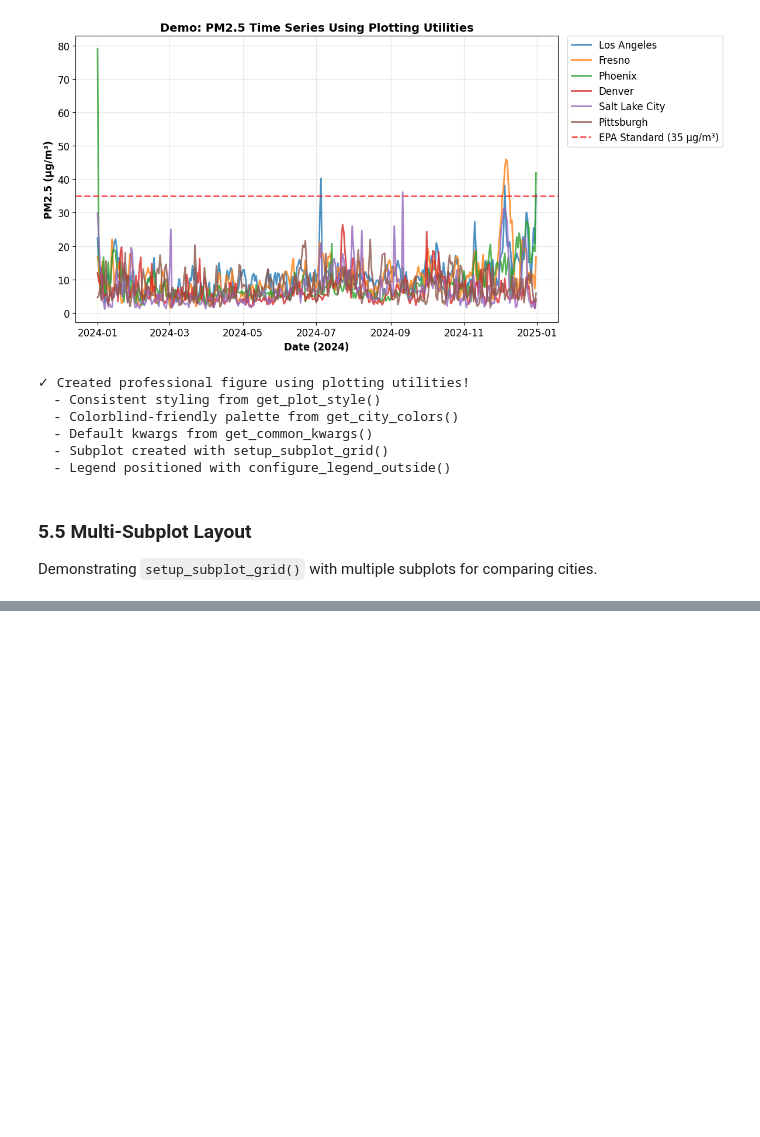
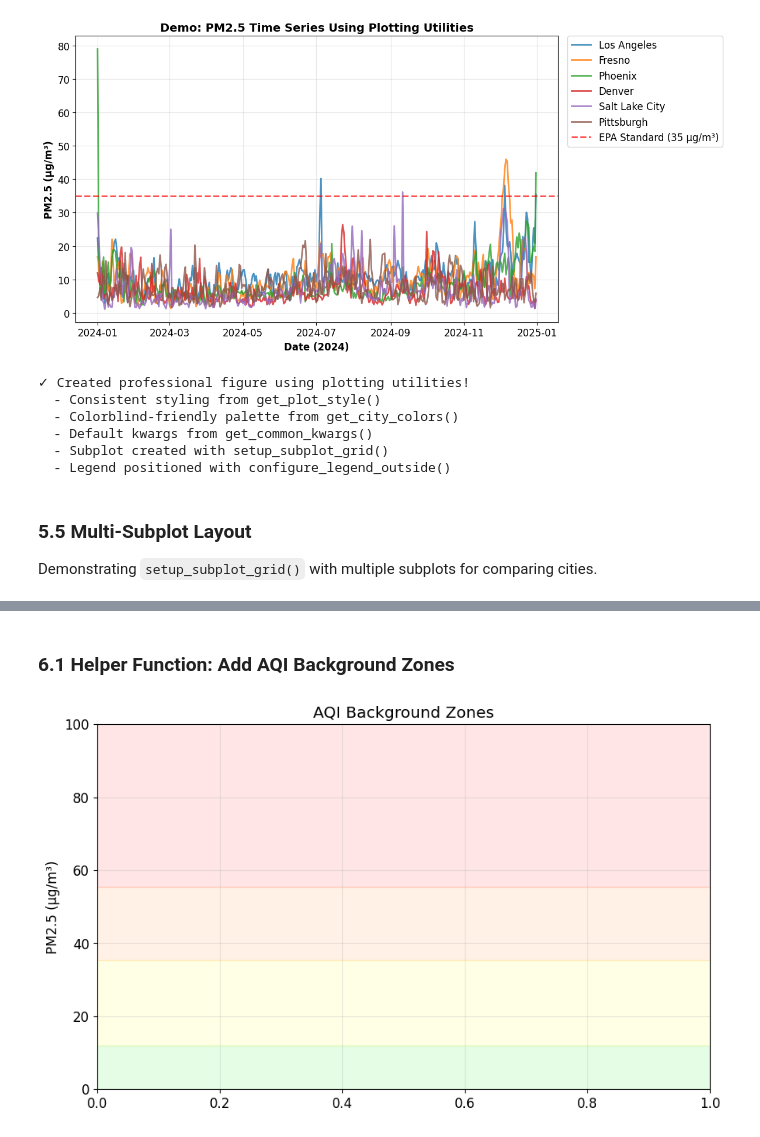
Before and after one commit to Ni-Bu/Air-Quality-Analysis, a Jupyter notebook: analysis_demo.ipynb, the cells around one changed output, grey strips where cells are left out. Drawn from its saved outputs; the diff is of its cells as text; code cells hidden in the pictures; blank space fills up the shorter version.

Commit message:
Add Section 6 demonstrating enhanced time series visualization with fill_between and AQI zones

```diff
--- a/analysis_demo.ipynb
+++ b/analysis_demo.ipynb
@@ -613,0 +616,14 @@ print("  - Automatic figure size scaling: 6*ncols × 4*nrows inches")
+# %%
+# First, let's prepare the data
+import matplotlib.pyplot as plt
+import numpy as np
+
+# Apply plot style
+mpl.rcParams.update(get_plot_style())
+
+# Get city colors
+city_colors = get_city_colors()
+cities = sorted(df['city'].unique())
+
+print(f"Creating enhanced time series for {len(cities)} cities")
+print(f"Date range: {df['date'].min()} to {df['date'].max()}")
@@ -613,0 +633,27 @@ print("  - Automatic figure size scaling: 6*ncols × 4*nrows inches")
+# %% [markdown]
+### 6.1 Helper Function: Add AQI Background Zones
+# %%
+def add_aqi_background(ax):
+    """Add AQI color zones as background shading."""
+    # EPA PM2.5 AQI breakpoints with colors
+    aqi_zones = [
+        (0, 12.0, '#00E400', 'Good'),
+        (12.0, 35.4, '#FFFF00', 'Moderate'),
+        (35.4, 55.4, '#FF7E00', 'Unhealthy for Sensitive'),
+        (55.4, 150.4, '#FF0000', 'Unhealthy'),
+        (150.4, 250.4, '#8F3F97', 'Very Unhealthy'),
+    ]
+
+    for y_low, y_high, color, label in aqi_zones:
+        ax.axhspan(y_low, y_high, alpha=0.1, color=color, zorder=0)
+
+# Test the function
+fig, ax = plt.subplots(figsize=(10, 6))
+add_aqi_background(ax)
+ax.set_ylim(0, 100)
+ax.set_ylabel('PM2.5 (µg/m³)')
+ax.set_title('AQI Background Zones')
+ax.grid(True, alpha=0.3)
+plt.show()
+# %% [output]
+[figure, added]
```
Also changed, not shown: parts of 5 cells of this notebook.
